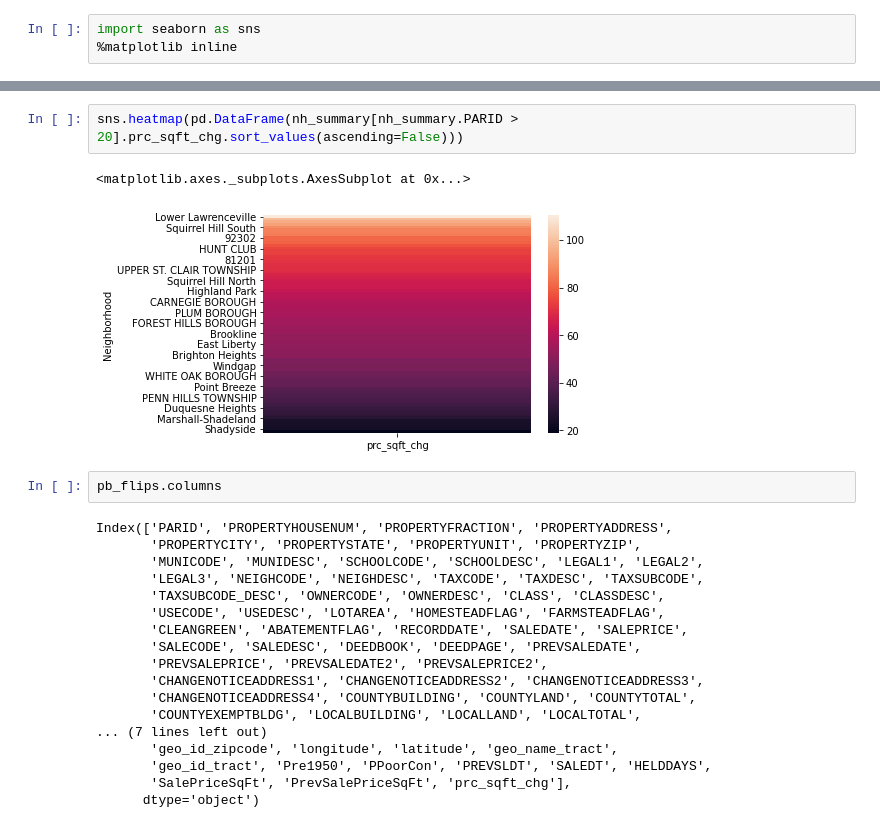
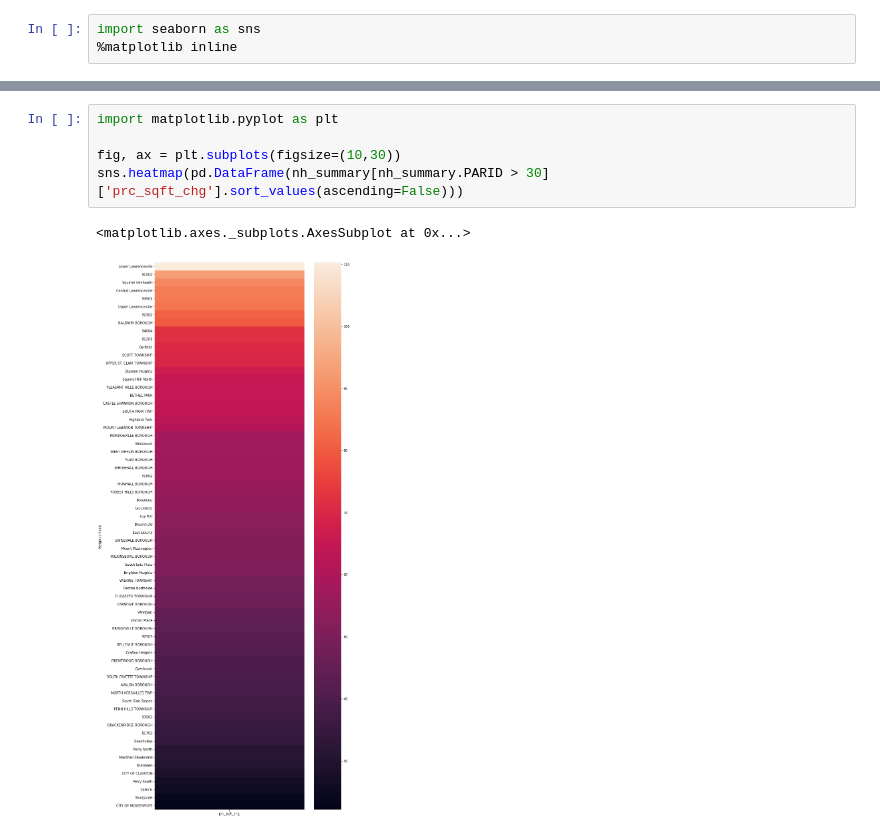
Before and after one commit to HG13BB/pbgh_property, a Jupyter notebook: pgh_prop_sales.ipynb, the cells around one changed output, grey strips where cells are left out. Drawn from its saved outputs; the diff is of its cells as text.

Commit message:
Updates to heatmap

```diff
--- a/pgh_prop_sales.ipynb
+++ b/pgh_prop_sales.ipynb
@@ -118,25 +122,8 @@ sns.pairplot(nh_summary[nh_summary.PARID > 25])
 # %%
-sns.heatmap(pd.DataFrame(nh_summary[nh_summary.PARID > 20].prc_sqft_chg.sort_values(ascending=False)))
+import matplotlib.pyplot as plt
+
+fig, ax = plt.subplots(figsize=(10,30))
+sns.heatmap(pd.DataFrame(nh_summary[nh_summary.PARID > 30]['prc_sqft_chg'].sort_values(ascending=False)))
 # %% [output]
 <matplotlib.axes._subplots.AxesSubplot at 0x...>
-[figure, old version]
+[figure, new version]
-# %%
-pb_flips.columns
-# %% [output]
-Index(['PARID', 'PROPERTYHOUSENUM', 'PROPERTYFRACTION', 'PROPERTYADDRESS',
-       'PROPERTYCITY', 'PROPERTYSTATE', 'PROPERTYUNIT', 'PROPERTYZIP',
-       'MUNICODE', 'MUNIDESC', 'SCHOOLCODE', 'SCHOOLDESC', 'LEGAL1', 'LEGAL2',
-       'LEGAL3', 'NEIGHCODE', 'NEIGHDESC', 'TAXCODE', 'TAXDESC', 'TAXSUBCODE',
-       'TAXSUBCODE_DESC', 'OWNERCODE', 'OWNERDESC', 'CLASS', 'CLASSDESC',
-       'USECODE', 'USEDESC', 'LOTAREA', 'HOMESTEADFLAG', 'FARMSTEADFLAG',
-       'CLEANGREEN', 'ABATEMENTFLAG', 'RECORDDATE', 'SALEDATE', 'SALEPRICE',
-       'SALECODE', 'SALEDESC', 'DEEDBOOK', 'DEEDPAGE', 'PREVSALEDATE',
-       'PREVSALEPRICE', 'PREVSALEDATE2', 'PREVSALEPRICE2',
-       'CHANGENOTICEADDRESS1', 'CHANGENOTICEADDRESS2', 'CHANGENOTICEADDRESS3',
-       'CHANGENOTICEADDRESS4', 'COUNTYBUILDING', 'COUNTYLAND', 'COUNTYTOTAL',
-       'COUNTYEXEMPTBLDG', 'LOCALBUILDING', 'LOCALLAND', 'LOCALTOTAL',
-... (7 lines left out)
-       'geo_id_zipcode', 'longitude', 'latitude', 'geo_name_tract',
-       'geo_id_tract', 'Pre1950', 'PPoorCon', 'PREVSLDT', 'SALEDT', 'HELDDAYS',
-       'SalePriceSqFt', 'PrevSalePriceSqFt', 'prc_sqft_chg'],
-      dtype='object')
```
Also changed, not shown: parts of 4 cells of this notebook.
